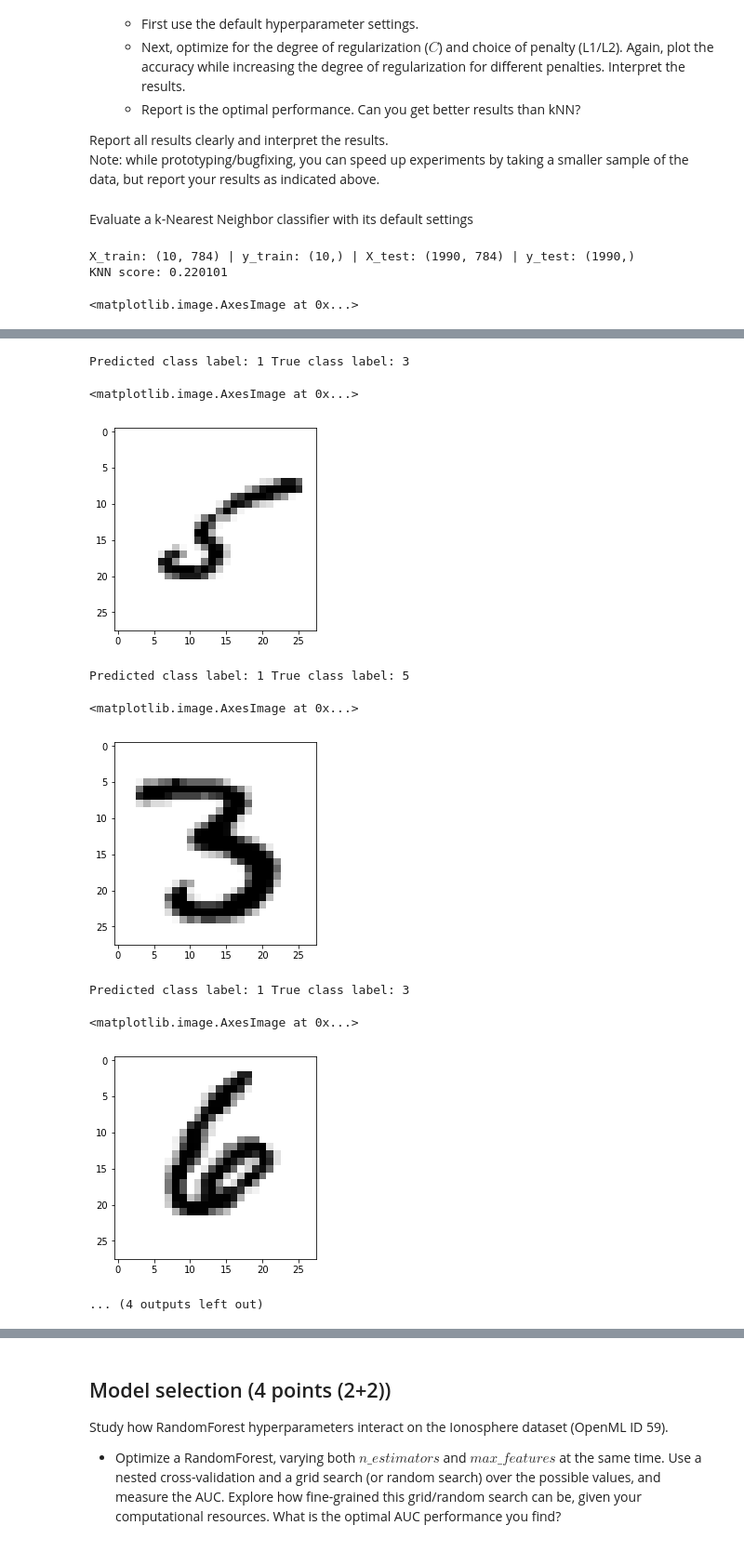
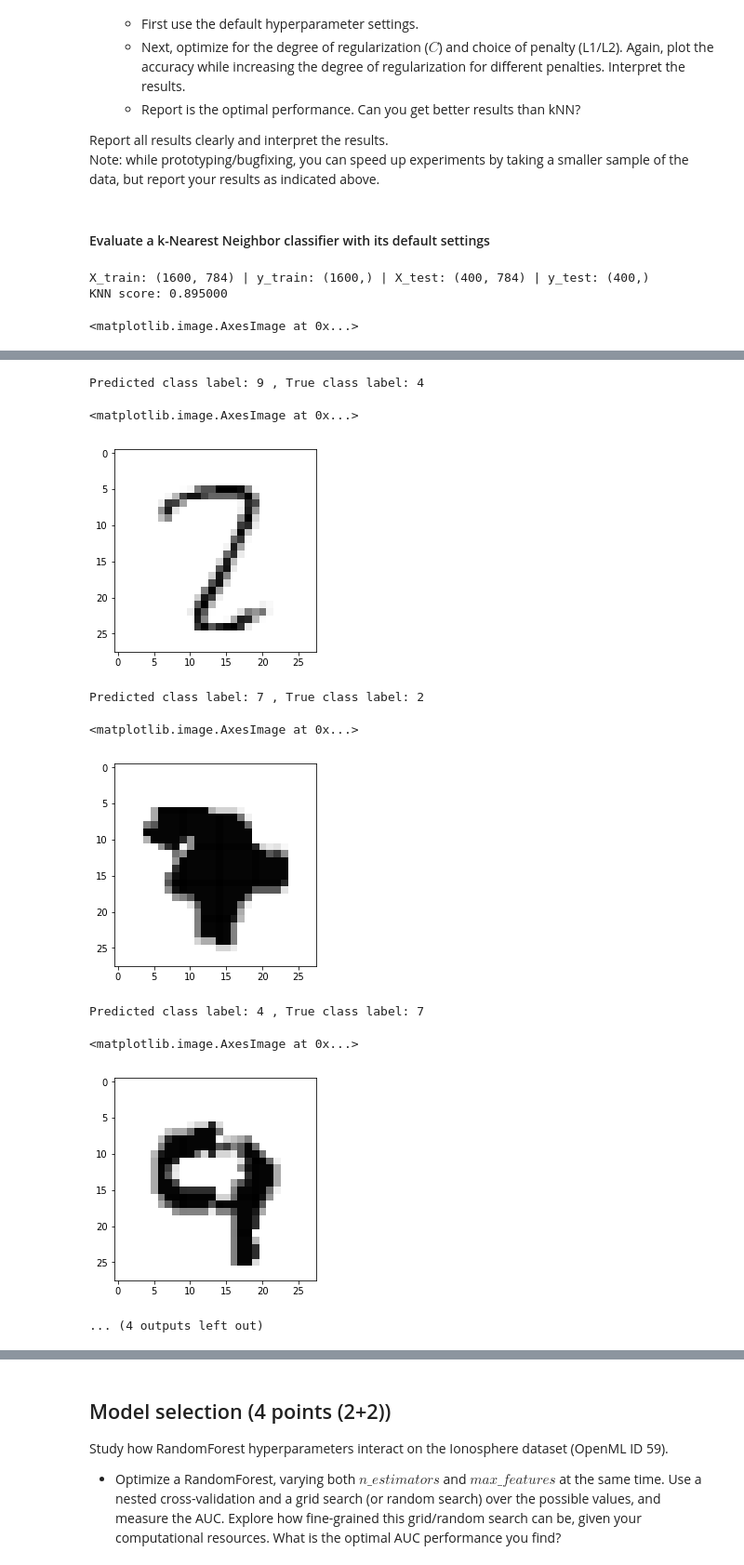
Before and after one commit to surajiyer/Machine-learning, a Jupyter notebook: A1-Iyer-Chen.ipynb, the cells around one changed output, grey strips where cells are left out. Shown at 93% size. Cells and saved outputs as stored; diff of their text form; code cells hidden in the pictures.

```diff
--- a/A1-Iyer-Chen.ipynb
+++ b/A1-Iyer-Chen.ipynb
@@ -42,25 +40,25 @@ Class label: 5
 Report all results clearly and interpret the results.
 Note: while prototyping/bugfixing, you can speed up experiments by taking a smaller sample of the data, but report your results as indicated above.
 # %% [markdown]
-Evaluate a k-Nearest Neighbor classifier with its default settings
+#### Evaluate a k-Nearest Neighbor classifier with its default settings
 # %%
 from sklearn import neighbors
 
-X_train, X_test = np.split(X, [100])
-y_train, y_test = np.split(y, [100])
+X_train, X_test = np.split(X, [1600])
+y_train, y_test = np.split(y, [1600])
 print('X_train:', X_train.shape, '| y_train:', y_train.shape, '| X_test:', X_test.shape, '| y_test:', y_test.shape)
 
 # Predictive accuracy
-knn = neighbors.KNeighborsClassifier()
+knn = neighbors.KNeighborsClassifier(n_jobs=-1)
 print('KNN score: %f' % knn.fit(X_train, y_train).score(X_test, y_test))
 
 # Finding a few misclassifications
 X_misc = [(X_test[i], y, y_test[i]) for i, y in enumerate(knn.predict(X_test)) if y != y_test[i]]
-for x, y_pred, y in X_misc[:5]:
+for x, y_pred, y_true in X_misc[:5]:
     plt.imshow(x.reshape(28, 28), cmap=plt.cm.gray_r)
     plt.show()
-    print("Predicted class label:", y_pred, "True class label:", y)
+    print("Predicted class label:", y_pred, ", True class label:", y_true)
 # %% [output]
-X_train: (10, 784) | y_train: (10,) | X_test: (1990, 784) | y_test: (1990,)
-KNN score: 0.220101
+X_train: (1600, 784) | y_train: (1600,) | X_test: (400, 784) | y_test: (400,)
+KNN score: 0.895000
 <matplotlib.image.AxesImage at 0x...>
@@ -68,11 +66,11 @@ KNN score: 0.220101
-Predicted class label: 1 True class label: 3
+Predicted class label: 9 , True class label: 4
 <matplotlib.image.AxesImage at 0x...>
-[figure, old version]
+[figure, new version]
-Predicted class label: 1 True class label: 5
+Predicted class label: 7 , True class label: 2
 <matplotlib.image.AxesImage at 0x...>
-[figure, old version]
+[figure, new version]
-Predicted class label: 1 True class label: 3
+Predicted class label: 4 , True class label: 7
 <matplotlib.image.AxesImage at 0x...>
-[figure, old version]
+[figure, new version]
 ... (4 outputs left out)
 # %% [markdown]
```
Also changed, not shown: parts of 34 cells of this notebook, 32 other files.
